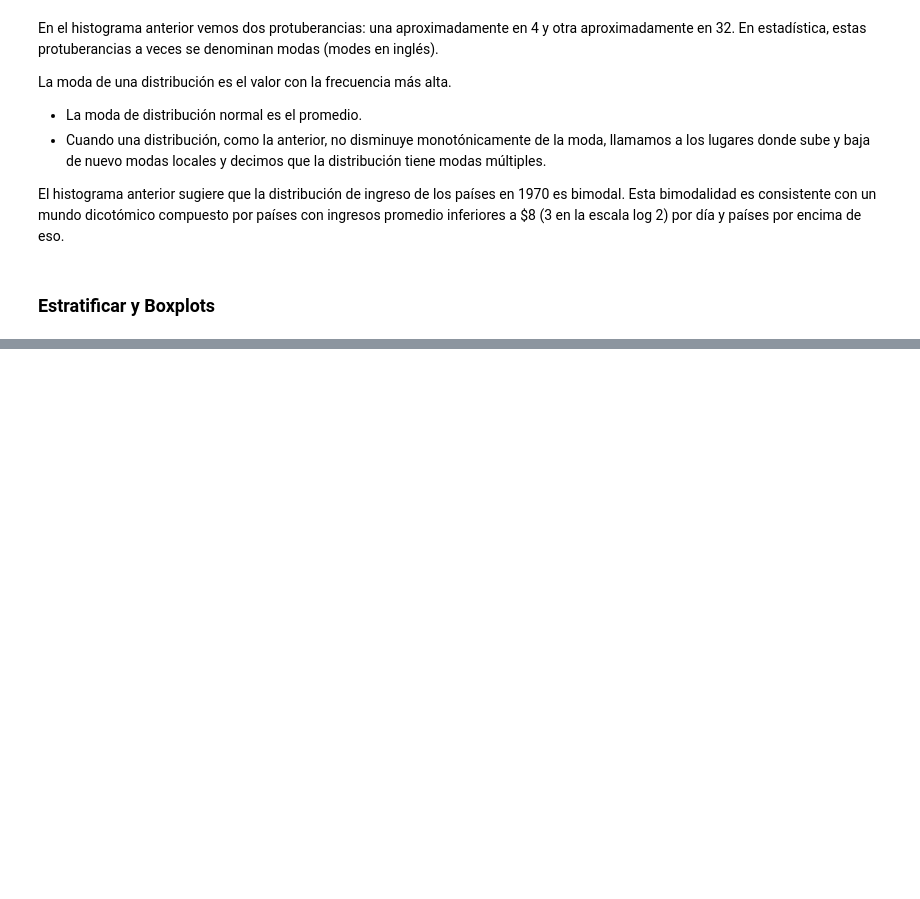
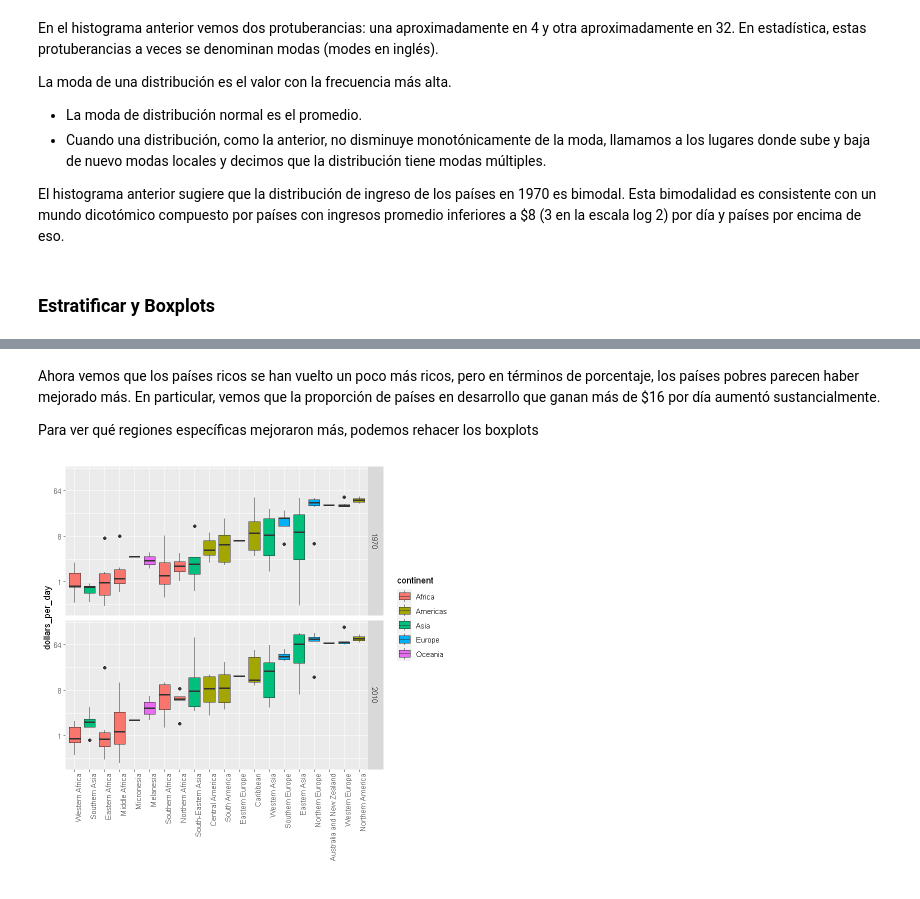
Before and after one commit to RaymundoSGlz/Data-Visualization, a Jupyter notebook: Gapminder.ipynb, the cells around one changed output, grey strips where cells are left out. Cells and saved outputs as stored; diff of their text form; code cells hidden in the pictures; blank space fills up the shorter version.

```diff
--- a/Gapminder.ipynb
+++ b/Gapminder.ipynb
@@ -281,0 +361,17 @@ El histograma anterior sugiere que la distribución de ingreso de los países en
+# %% [markdown]
+Ahora vemos que los países ricos se han vuelto un poco más ricos, pero en términos de porcentaje, los países pobres parecen haber mejorado más. En particular, vemos que la proporción de países en desarrollo que ganan más de $16 por día aumentó sustancialmente.
+
+Para ver qué regiones específicas mejoraron más, podemos rehacer los boxplots
+# %%
+p <- gapminder %>%
+    filter(year %in% c(past_year, present_year) & country %in% country_list) %>%
+    mutate(region = reorder(region, dollars_per_day, FUN = median)) %>%
+    ggplot() +
+    theme(axis.text.x = element_text(angle = 90, hjust = 1)) +
+    xlab("") +
+    scale_y_continuous(trans = "log2")
+# boxplots separados por año
+p + geom_boxplot(aes(region, dollars_per_day, fill = continent)) +
+    facet_grid(year ~ .)
+# %% [output]
+[figure, added]
```
Also changed, not shown: parts of 31 cells of this notebook, 1 other file.
